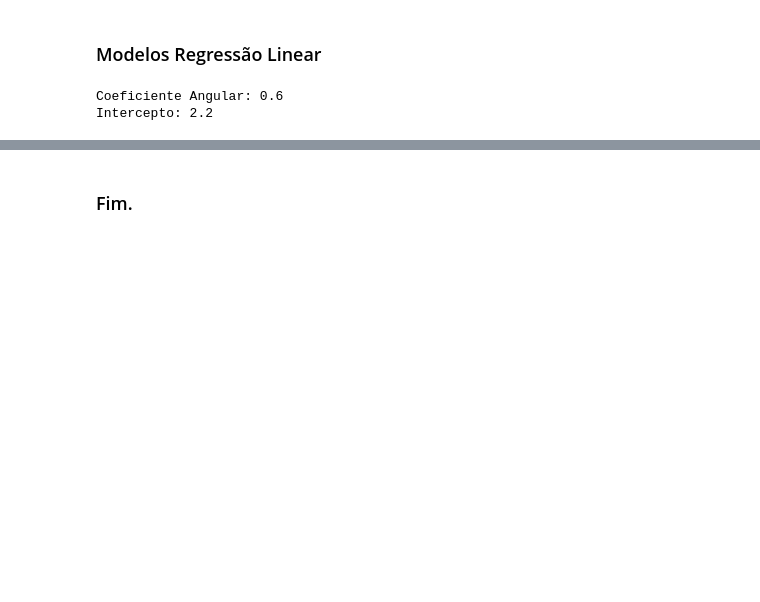
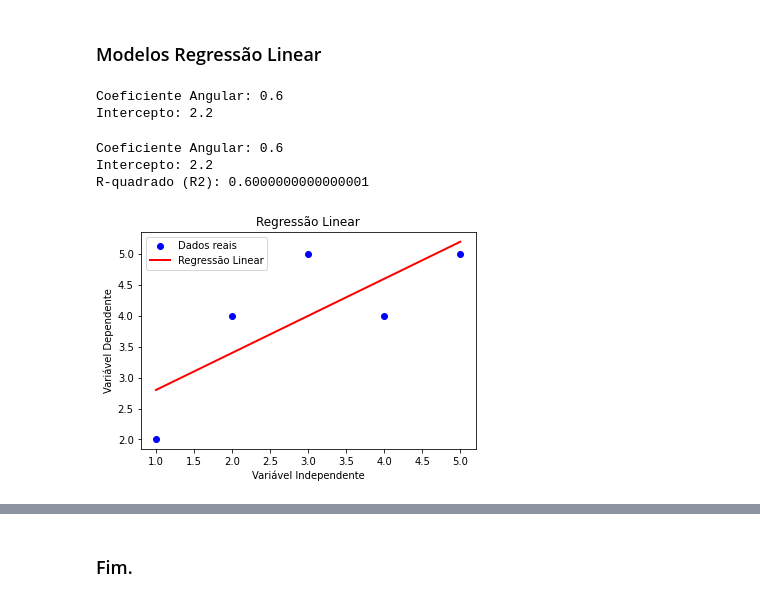
Before and after one commit to caiquemiranda/models_machine_learning_webapp, a Jupyter notebook: jupyter_models/models_Rlin.ipynb, the cells around one changed output, grey strips where cells are left out. Drawn from its saved outputs; the diff is of its cells as text; code cells hidden in the pictures; blank space fills up the shorter version.

```diff
--- a/jupyter_models/models_Rlin.ipynb
+++ b/jupyter_models/models_Rlin.ipynb
@@ -31,3 +31,47 @@ print("Intercepto:", intercepto)
 # %% [output]
 Coeficiente Angular: 0.6
 Intercepto: 2.2
+# %%
+# Importar as bibliotecas necessárias
+from sklearn.linear_model import LinearRegression
+import numpy as np
+import matplotlib.pyplot as plt
+
+# Dados de exemplo (substitua estes dados pelos seus próprios dados)
+X = np.array([1, 2, 3, 4, 5]).reshape(-1, 1)
+y = np.array([2, 4, 5, 4, 5])
+
+# Criar o modelo de regressão linear
+modelo = LinearRegression()
+
+# Treinar o modelo
+modelo.fit(X, y)
+
+# Fazer previsões
+predicoes = modelo.predict(X)
+
+# Coeficientes da regressão
+coeficiente_angular = modelo.coef_[0]
+intercepto = modelo.intercept_
+
+# Imprimir os resultados
+print("Coeficiente Angular:", coeficiente_angular)
+print("Intercepto:", intercepto)
+
+# Avaliar o modelo - R-quadrado (R2)
+r_squared = modelo.score(X, y)
+print("R-quadrado (R2):", r_squared)
+
+# Visualizar os resultados
+plt.scatter(X, y, color='blue', label='Dados reais')
+plt.plot(X, predicoes, color='red', linewidth=2, label='Regressão Linear')
+plt.xlabel('Variável Independente')
+plt.ylabel('Variável Dependente')
+plt.title('Regressão Linear')
+plt.legend()
+plt.show()
+# %% [output]
+Coeficiente Angular: 0.6
+Intercepto: 2.2
+R-quadrado (R2): 0.6000000000000001
+[figure, added]
```
Also changed, not shown: parts of 1 cell of this notebook.
